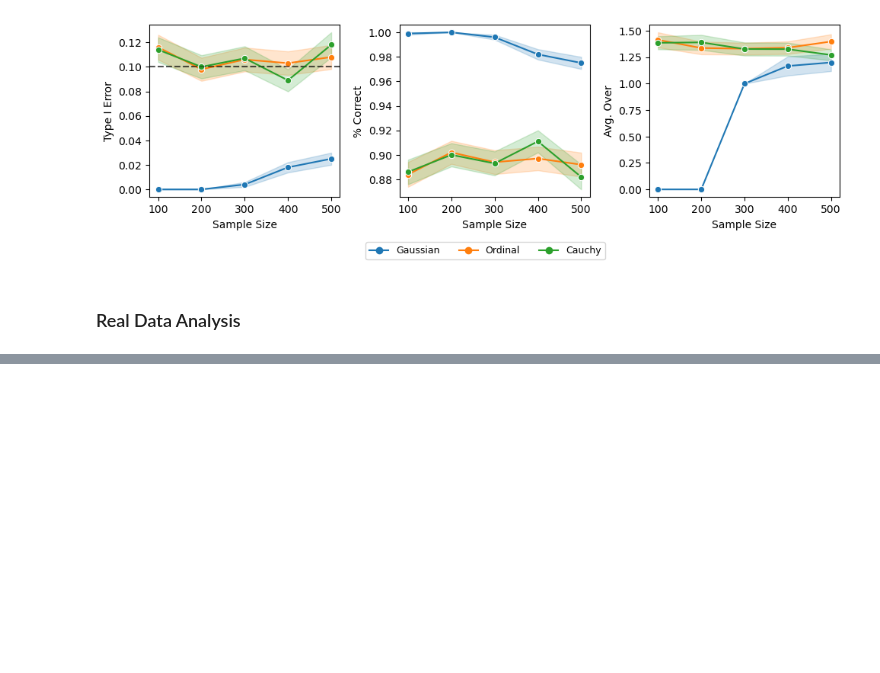
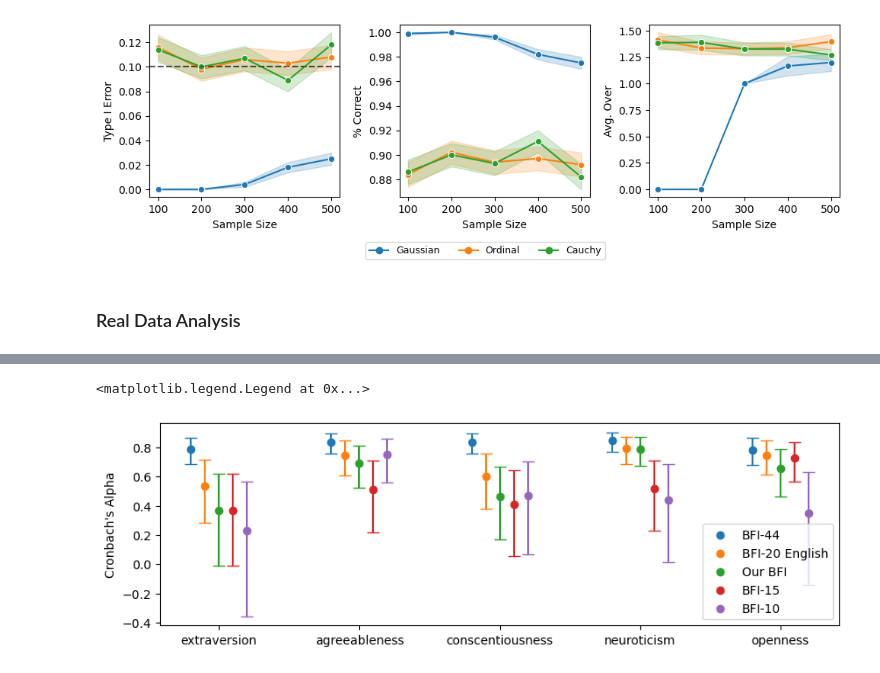
Before and after one commit to AnavSood/CSS, a Jupyter notebook: notebooks/model_selection.ipynb, the cells around one changed output, grey strips where cells are left out. Saved outputs shown, nothing was run; the diff lists cells and outputs as text; code cells hidden in the pictures; blank space fills up the shorter version.

```diff
--- a/notebooks/model_selection.ipynb
+++ b/notebooks/model_selection.ipynb
@@ -391,8 +459,8 @@ _, Sigma_hat = get_moments(X)
 # %%
-alpha=0.05
-S = sieves_gaussian_LRT(Sigma_hat, n, alpha, noise='diag', num_inits=100)
+alpha=0.1
+S = np.sort(sieves_gaussian_LRT(Sigma_hat_train, n_train, alpha, noise='diag', num_inits=100))
 print(len(S))
-print(np.sort(S))
+print(S)
 print(len(np.where(np.logical_and(S>=0, S<=7))[0]))
 print(len(np.where(np.logical_and(S>=8, S<=16))[0]))
 print(len(np.where(np.logical_and(S>=17, S<=25))[0]))
@@ -466,4 +476,0 @@ mu_hat, Sigma_hat = get_moments(X_standardized)
-# %%
-alpha = 0.05
-S = sieves_gaussian_LRT(Sigma_hat, n, alpha, noise='diag', num_inits=100)
-print(np.sort(S))
@@ -469,0 +482,69 @@ print(np.sort(S))
+# %%
+def unpack_alpha_dict(alpha_dict, keys=None):
+    if keys is None:
+        keys = alpha_dict.keys()
+    y_values = [alpha_dict[key][0] for key in keys]
+    lower_error_values = [alpha_dict[key][0] - alpha_dict[key][1][0]  for key in keys]
+    upper_error_values = [alpha_dict[key][1][1] - alpha_dict[key][0] for key in keys]
+    error_values = [lower_error_values, upper_error_values]
+    return y_values, error_values
+# %%
+plt.rcParams["figure.figsize"] = (10,3)
+x_values = np.arange(5)
+x_labels = ['extraversion', 'agreeableness', 'conscentiousness', 'neuroticism', 'openness']
+dot_alpha=1
+bar_alpha=1
+
+shift = 0.1
+
+#print('BFI')
+alpha_dict = get_alphas(reversed_X[test_idxs,  :], BFI_IDXS)
+y_values, error_values = unpack_alpha_dict(alpha_dict, keys=x_labels)
+plt.scatter(x_values - 2*shift, y_values, label='BFI-44', alpha=dot_alpha)
+plt.errorbar(x_values - 2*shift, y_values, yerr=error_values, linestyle="None", capsize=5, alpha=bar_alpha)
+
+#print('BFI 20 - English')
+alpha_dict = get_alphas(reversed_X[test_idxs,  :], BFI_ENGLISH_TWENTY_IDXS)
+y_values, error_values = unpack_alpha_dict(alpha_dict, keys=x_labels)
+plt.scatter(x_values - shift, y_values, label='BFI-20 English', alpha=dot_alpha)
+plt.errorbar(x_values - shift, y_values, yerr=error_values, linestyle="None", capsize=5, alpha=bar_alpha)
+
+#print('BFI - Ours')
+alpha_dict = get_alphas(reversed_X[test_idxs,  :], S)
+y_values, error_values = unpack_alpha_dict(alpha_dict, keys=x_labels)
+plt.scatter(x_values, y_values, label='Our BFI', alpha=dot_alpha)
+plt.errorbar(x_values, y_values, yerr=error_values, linestyle="None", capsize=5, alpha=bar_alpha)
+
+
+#print('BFI 15')
+alpha_dict = get_alphas(reversed_X[test_idxs,  :], BFI_FIFTEEN_IDXS)
+y_values, error_values = unpack_alpha_dict(alpha_dict, keys=x_labels)
+plt.scatter(x_values + shift, y_values, label='BFI-15', alpha=dot_alpha)
+plt.errorbar(x_values + shift, y_values, yerr=error_values, linestyle="None", capsize=5, alpha=bar_alpha)
+
+#print('BFI 10')
+alpha_dict = get_alphas(reversed_X[test_idxs,  :], BFI_TEN_IDXS)
+y_values, error_values = unpack_alpha_dict(alpha_dict, keys=x_labels)
+plt.scatter(x_values + 2*shift, y_values, label='BFI-10', alpha=dot_alpha)
+plt.errorbar(x_values + 2*shift, y_values, yerr=error_values, linestyle="None", capsize=5, alpha=bar_alpha)
+
+#print('BFI 20 - Norwegian')
+#alpha_dict = get_alphas(reversed_X[test_idxs,  :], BFI_NORWEGIAN_TWENTY_IDXS)
+#y_values, error_values = unpack_alpha_dict(alpha_dict, keys=x_labels)
+#plt.scatter(x_values, y_values, label='BFI-20 Norwegian', alpha=dot_alpha)
+#plt.errorbar(x_values, y_values, yerr=error_values, linestyle="None", capsize=5, alpha=bar_alpha)
+
+#print('BFI 20 - Porteguese')
+#alpha_dict = get_alphas(reversed_X[test_idxs,  :], BFI_PORTEGUESE_TWENTY_IDXS)
+#y_values, error_values = unpack_alpha_dict(alpha_dict, keys=x_labels)
+#plt.scatter(x_values, y_values, label='BFI-20 Porteguese', alpha=dot_alpha)
+#plt.errorbar(x_values, y_values, yerr=error_values, linestyle="None", capsize=5, alpha=bar_alpha)
+
+
+
+plt.xticks(x_values, x_labels)
+plt.ylabel("Cronbach's Alpha")
+plt.legend()
+# %% [output]
+<matplotlib.legend.Legend at 0x...>
+[figure, added]
```
Also changed, not shown: parts of 34 cells of this notebook, 11 other files.
